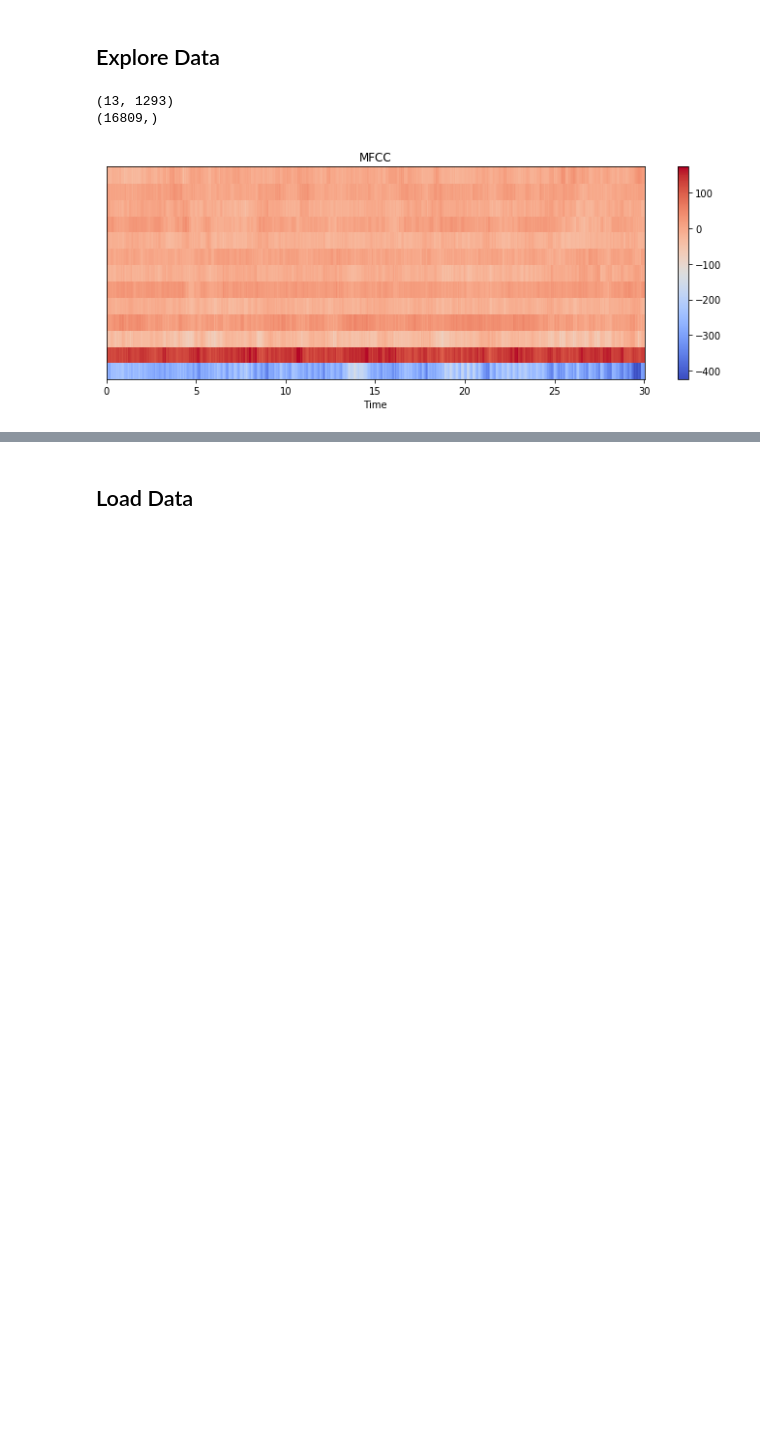
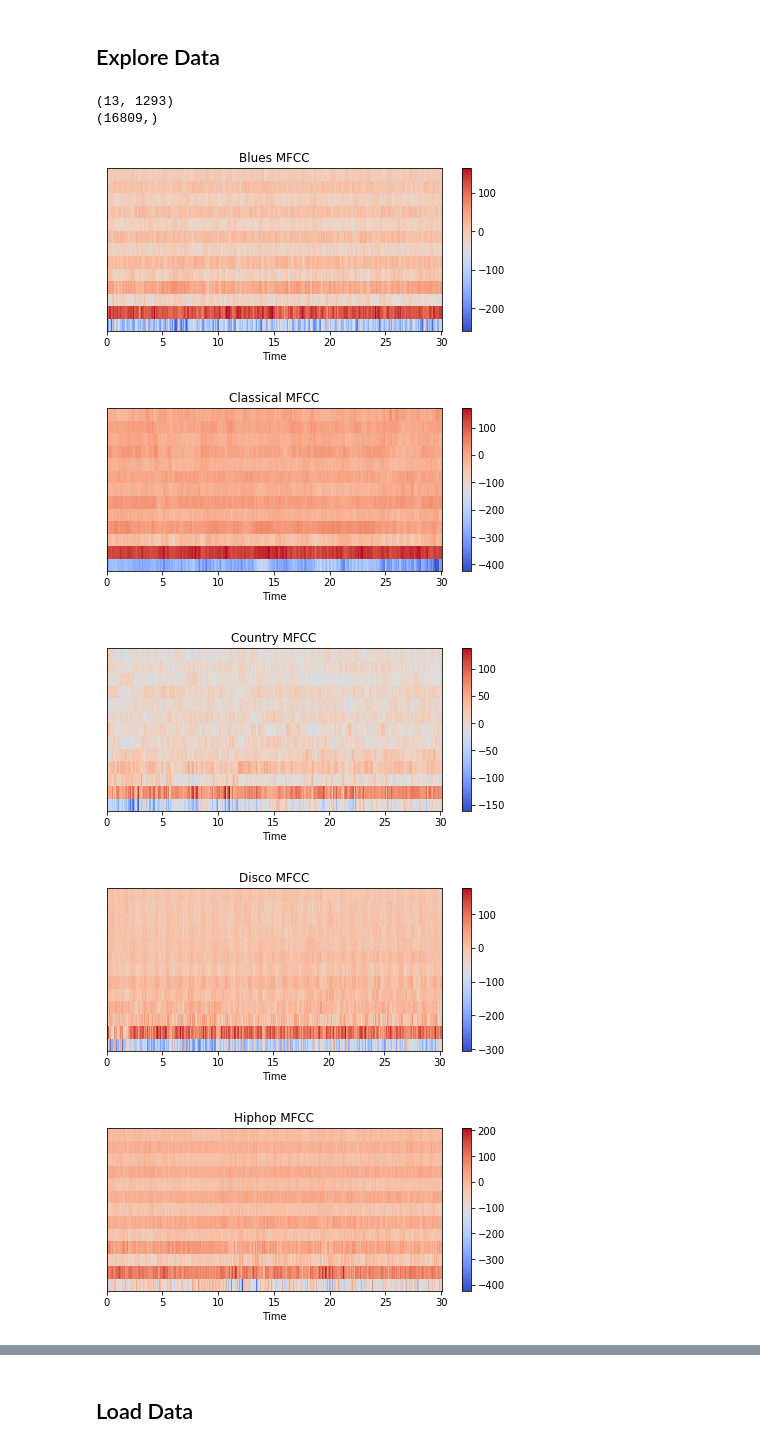
Before and after one commit to brendanyap/Genre-Classification, a Jupyter notebook: Brendan_Notebook.ipynb, the cells around one changed output, grey strips where cells are left out. Saved outputs shown, nothing was run; the diff lists cells and outputs as text; code cells hidden in the pictures; blank space fills up the shorter version.

Commit message:
MFCC pictures

```diff
--- a/Brendan_Notebook.ipynb
+++ b/Brendan_Notebook.ipynb
@@ -4,7 +4,3 @@
 import numpy as np
 import librosa
 from librosa import display
-# %%
-y, sr = librosa.load("genres/classical/classical.00000.wav")
-hop_length = 512
-mfcc = librosa.feature.mfcc(y=y, sr=sr, hop_length=hop_length, n_mfcc=13)
@@ -14,13 +14,24 @@ print(mfcc.flatten().shape)
 # %% [output]
 (13, 1293)
 (16809,)
+# %%
+hop_length = 512
+mfcc_list = []
+for g in all_genres:
+    y, sr = librosa.load(f'genres/{g}/{g}.00000.wav')
+    mfcc = librosa.feature.mfcc(y=y, sr=sr, hop_length=hop_length, n_mfcc=13)
+    mfcc_list.append(mfcc)
 # %%
 import matplotlib.pyplot as plt
-plt.figure(figsize=(10,4))
-librosa.display.specshow(mfcc, x_axis='time')
-plt.colorbar()
-plt.title('MFCC')
-plt.tight_layout()
-plt.show()
+for mfcc, title in zip(mfcc_list, all_genres):
+    plt.figure(figsize=(7.5,3))
+    librosa.display.specshow(mfcc, x_axis='time')
+    plt.colorbar()
+    plt.title(f'{title.capitalize()} MFCC')
+    plt.show()
 # %% [output]
-[figure, old version]
+[figure, new version]
+[figure, added]
+[figure, added]
+[figure, added]
+[figure, added]
```
Also changed, not shown: parts of 3 cells of this notebook.
